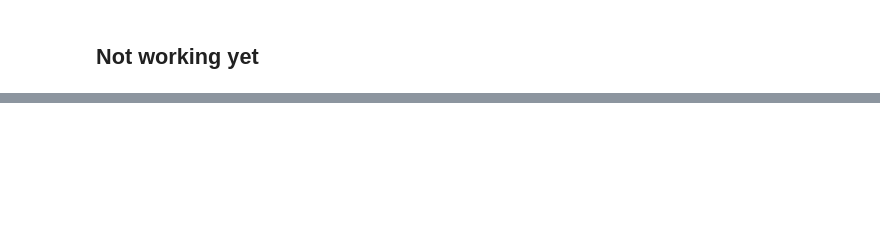
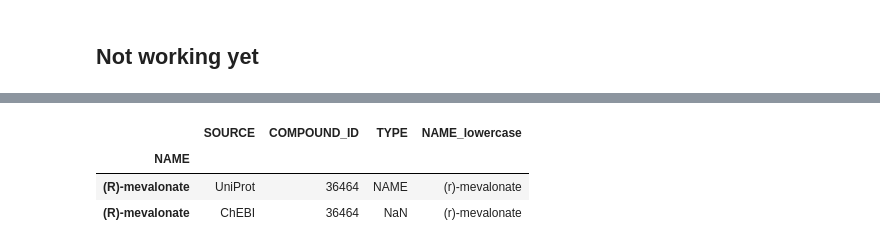
Before and after one commit to sorenwacker/chebi-tools, a Jupyter notebook: notebooks/ChEBIStandardizer.ipynb, the cells around one changed output, grey strips where cells are left out. Drawn from its saved outputs; the diff is of its cells as text; code cells hidden in the pictures; blank space fills up the shorter version.

```diff
--- a/notebooks/ChEBIStandardizer.ipynb
+++ b/notebooks/ChEBIStandardizer.ipynb
@@ -134,0 +236,7 @@ std.get_smiles('mevalonate')
+# %%
+std.names.set_index('NAME').loc['(R)-mevalonate']
+# %% [output]
+|  | SOURCE | COMPOUND_ID | TYPE | NAME_lowercase |
+| NAME |  |  |  |  |
+| (R)-mevalonate | UniProt | 36464 | NAME | (r)-mevalonate |
+| (R)-mevalonate | ChEBI | 36464 | NaN | (r)-mevalonate |
```
Also changed, not shown: parts of 17 cells of this notebook, 6 other files.
